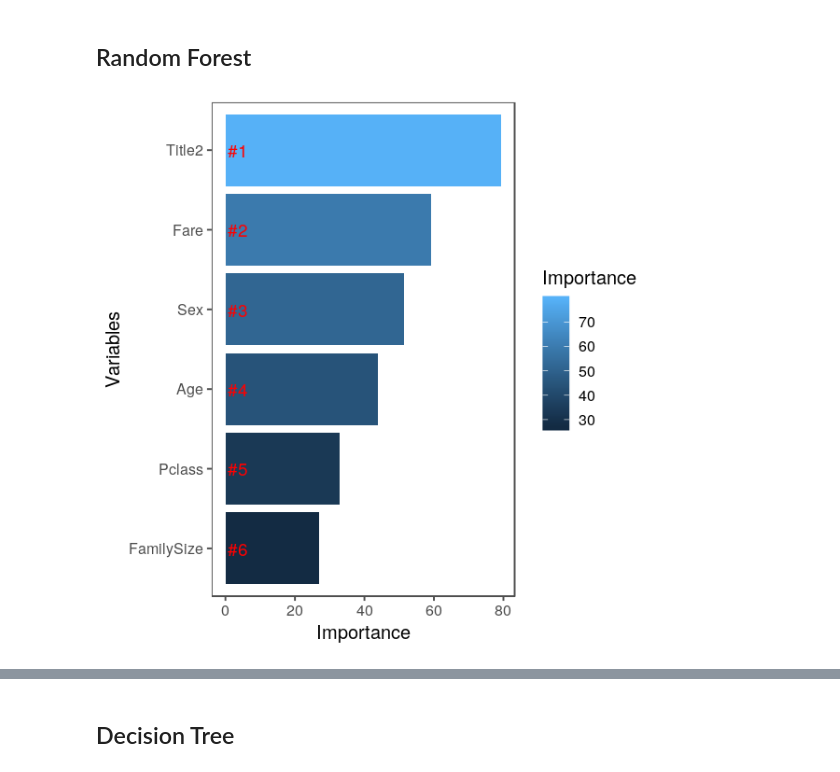
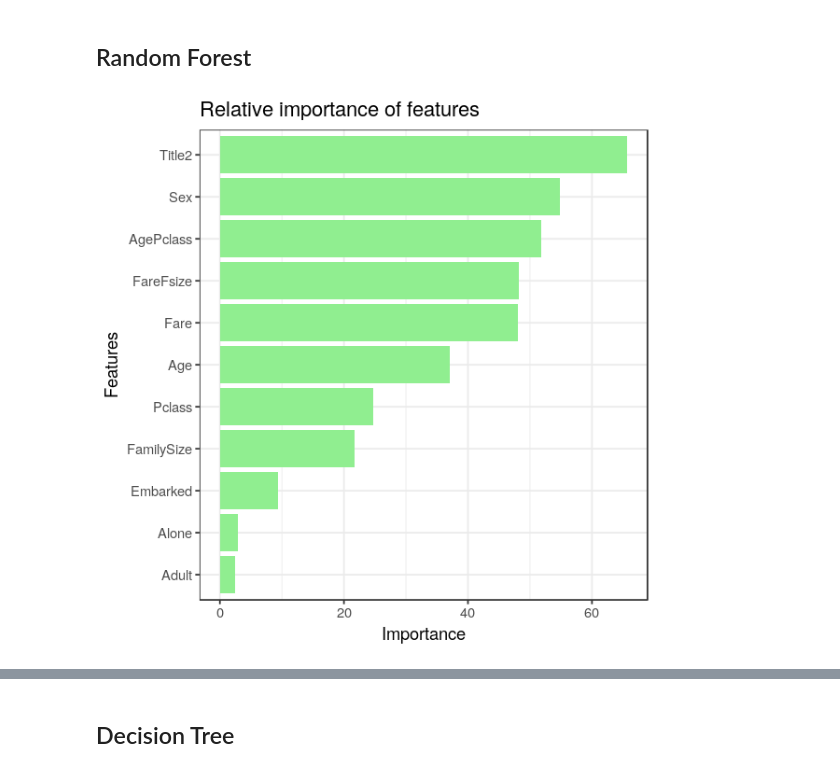
Before and after one commit to wesleygalvao/My-Kaggle-Kernels, a Jupyter notebook: 01 - Titanic/Survivors Classification on Titanic using - R.ipynb, the cells around one changed output, grey strips where cells are left out. Cells and saved outputs as stored; diff of their text form; code cells hidden in the pictures.

```diff
--- a/01 - Titanic/Survivors Classification on Titanic using - R.ipynb
+++ b/01 - Titanic/Survivors Classification on Titanic using - R.ipynb
@@ -511,28 +642,25 @@ write.csv(solution, file = 'Solution.csv', row.names = F)
 ## Random Forest
 # %%
 # Use the already parsimonious formula to fit a random forest model
-randomForest_model <- randomForest(formula(backward_model1), data = train2)
+#randomForest_model <- randomForest(formula(backward_model1), data = train2)
+randomForest_model <- randomForest(Survived ~., data = train2)
 
 # Get importance
 importance    <- importance(randomForest_model)
-varImportance <- data.frame(Variables = row.names(importance),
+varImportance <- data.frame(Features = row.names(importance),
                             Importance = round(importance[ ,'MeanDecreaseGini'],2))
-
-# Create a rank variable based on importance
-rankImportance <- varImportance %>%
-  mutate(Rank = paste0('#',dense_rank(desc(Importance))))
-
-# Use ggplot2 to visualize the relative importance of variables
-ggplot(rankImportance, aes(x = reorder(Variables, Importance),
-    y = Importance, fill = Importance)) +
-  geom_bar(stat='identity') +
-  geom_text(aes(x = Variables, y = 0.5, label = Rank),
-    hjust=0, vjust=0.55, size = 4, colour = 'red') +
-  labs(x = 'Variables') +
-  coord_flip() +
-  theme_few()
-# %% [output]
-[figure, removed]
+# %%
+# Plot relative importance of variables from formula
+varImportance %>%
+  ggplot(aes(x = reorder(Features, Importance), y = Importance)) +
+  geom_bar(stat = "identity", fill = 'lightgreen') +
+  theme(text = element_text(size = 10)) +
+  theme(axis.text.x = element_text( hjust = 1, vjust = 0.5)) +
+  labs(x='Features', y='Importance') +
+  ggtitle('Relative importance of features') +
+  coord_flip() + theme_bw()
+# %% [output]
+[figure, added]
 # %%
 # Predict using the test set
 prediction <- predict(randomForest_model, test2)
```
Also changed, not shown: parts of 37 cells of this notebook, 3 other files.
